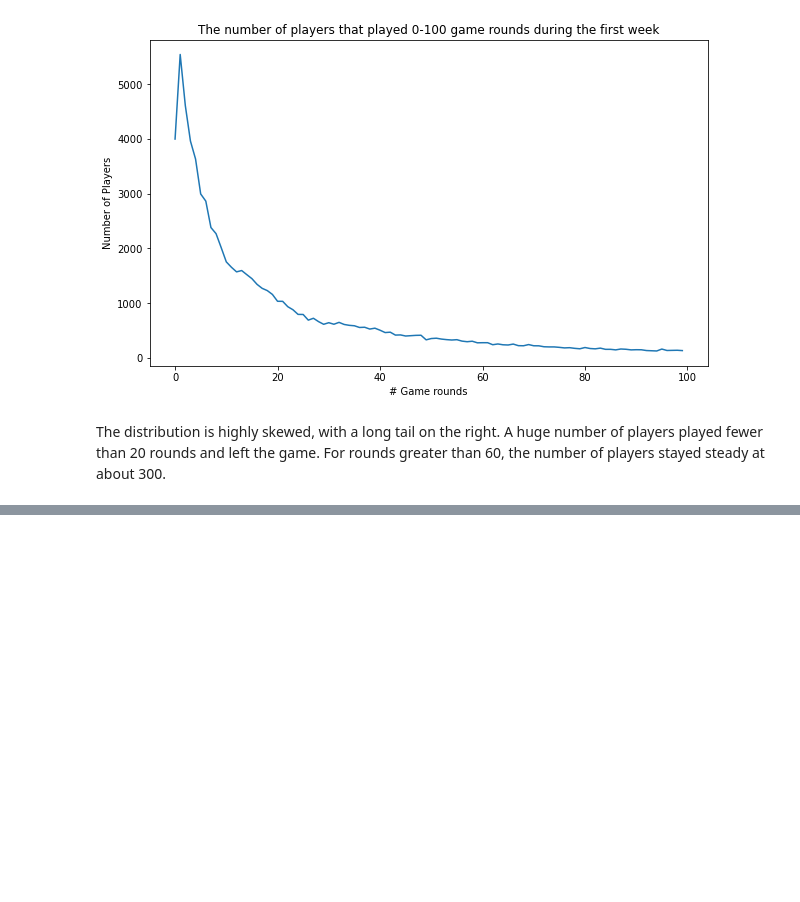
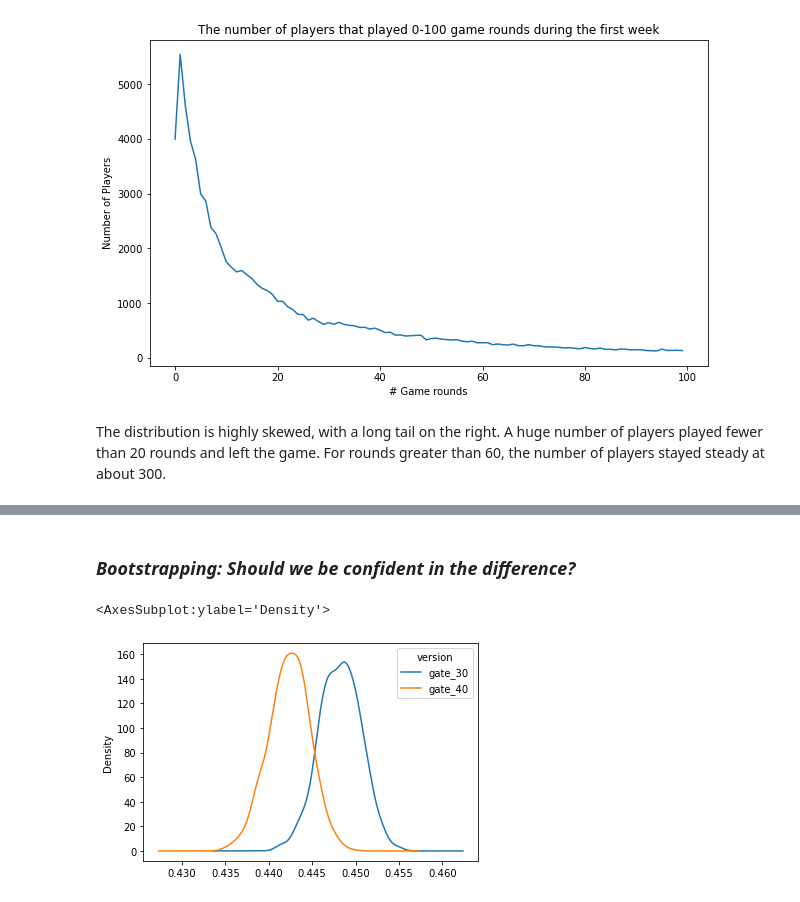
Before and after one commit to kaceejian/Cookie_Cats_Mobile_Game_Case_Analysis, a Jupyter notebook: Mobile_Game_Analysis_Main.ipynb, the cells around one changed output, grey strips where cells are left out. Saved outputs shown, nothing was run; the diff lists cells and outputs as text; code cells hidden in the pictures; blank space fills up the shorter version.

```diff
--- a/Mobile_Game_Analysis_Main.ipynb
+++ b/Mobile_Game_Analysis_Main.ipynb
@@ -229,0 +268,2 @@ The distribution is highly skewed, with a long tail on the right. A huge number
+# %% [markdown]
+### *Bootstrapping: Should we be confident in the difference?*
@@ -229,0 +274,15 @@ The distribution is highly skewed, with a long tail on the right. A huge number
+# %%
+# Creating an list with bootstrapped means for each of the A, B groups:
+boot_1d = []
+for i in range(1000):
+    boot_mean = df.sample(frac = 1,replace = True).groupby('version')['retention_1'].mean()
+    boot_1d.append(boot_mean)
+
+# Transforming the list to a DataFrame
+boot_1d = pd.DataFrame(boot_1d)
+
+# A Kernel Density Estimate plot of the bootstrap distributions
+boot_1d.plot(kind='density')
+# %% [output]
+<AxesSubplot:ylabel='Density'>
+[figure, added]
```
Also changed, not shown: parts of 12 cells of this notebook.
